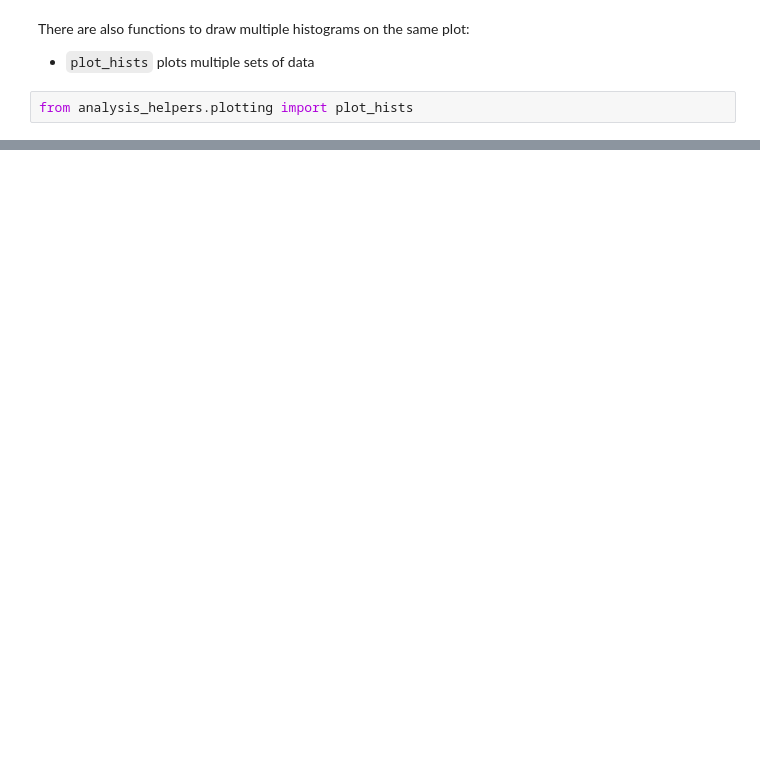
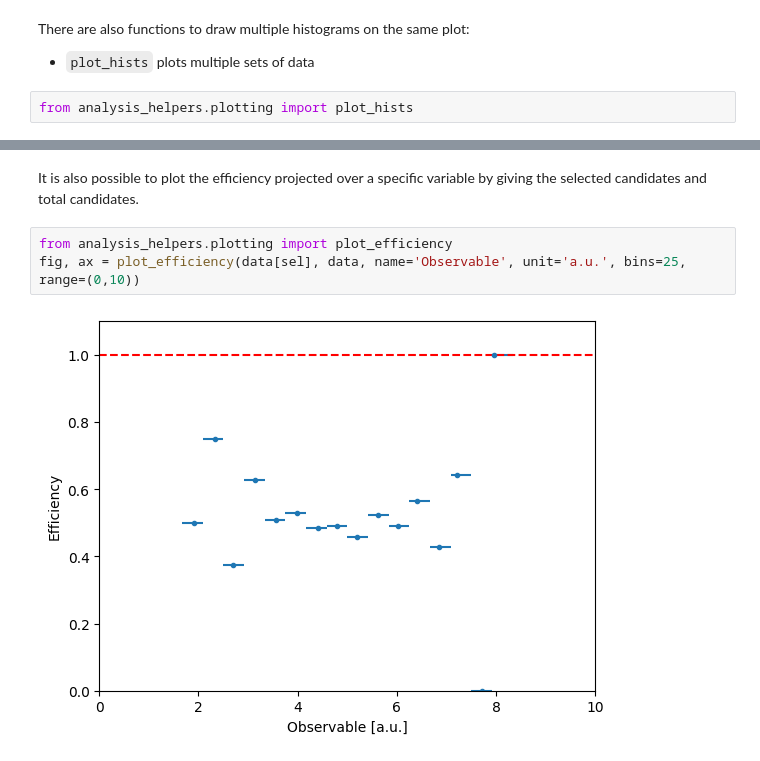
Before and after one commit to cpviolation/analysis_helpers, a Jupyter notebook: docs/notebooks/plots.ipynb, the cells around one changed output, grey strips where cells are left out. Drawn from its saved outputs; the diff is of its cells as text; blank space fills up the shorter version.

```diff
--- a/docs/notebooks/plots.ipynb
+++ b/docs/notebooks/plots.ipynb
@@ -105,0 +62,7 @@ ValueError: 'yerr' (shape: (2, 26)) must be a scalar or a 1D or (2, n) array-lik
+# %% [markdown]
+It is also possible to plot the efficiency projected over a specific variable by giving the selected candidates and total candidates.
+# %%
+from analysis_helpers.plotting import plot_efficiency
+fig, ax = plot_efficiency(data[sel], data, name='Observable', unit='a.u.', bins=25, range=(0,10))
+# %% [output]
+[figure, added]
```
Also changed, not shown: parts of 17 cells of this notebook, 1 other file.
